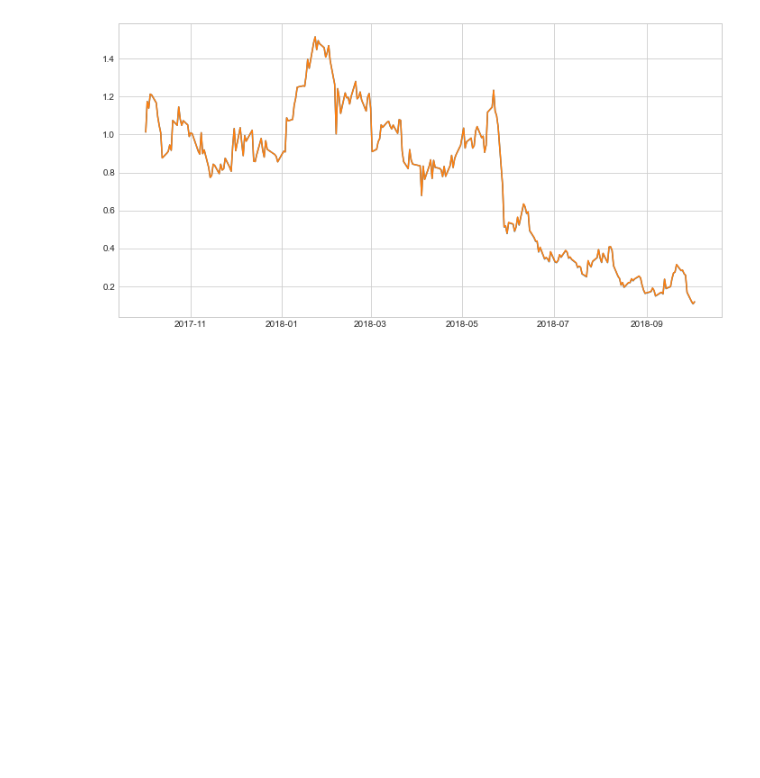
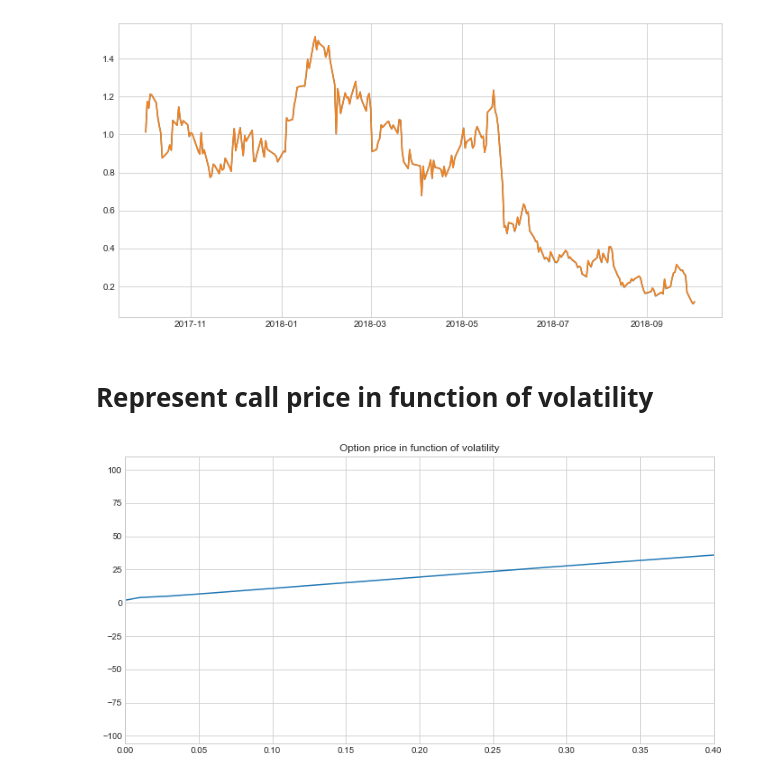
Before and after one commit to MathisGuenet/Calibration, a Jupyter notebook: Automatic_option_hedging.ipynb, the cells around one changed output. Cells and saved outputs as stored; diff of their text form; code cells hidden in the pictures; blank space fills up the shorter version.

```diff
--- a/Automatic_option_hedging.ipynb
+++ b/Automatic_option_hedging.ipynb
@@ -243,3 +260,9 @@ plt.plot(df_rep['option_price_K6'])
 # %% [output]
 [<matplotlib.lines.Line2D at 0x...>]
 [figure]
+# %% [markdown]
+# Represent call price in function of volatility
+# %%
+plot_2Dfunc(function.BS_european_call_price, "Option price in function of volatility")
+# %% [output]
+[figure, added]
```
Also changed, not shown: parts of 8 cells of this notebook, 4 other files.
